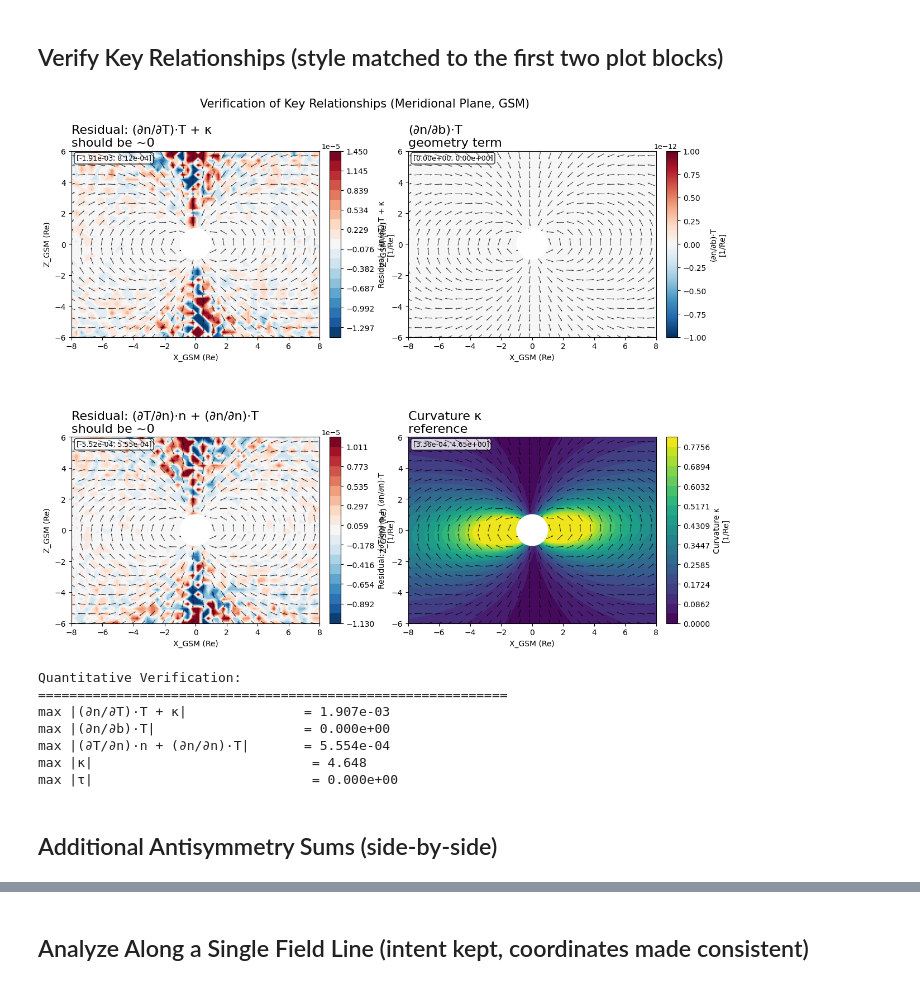
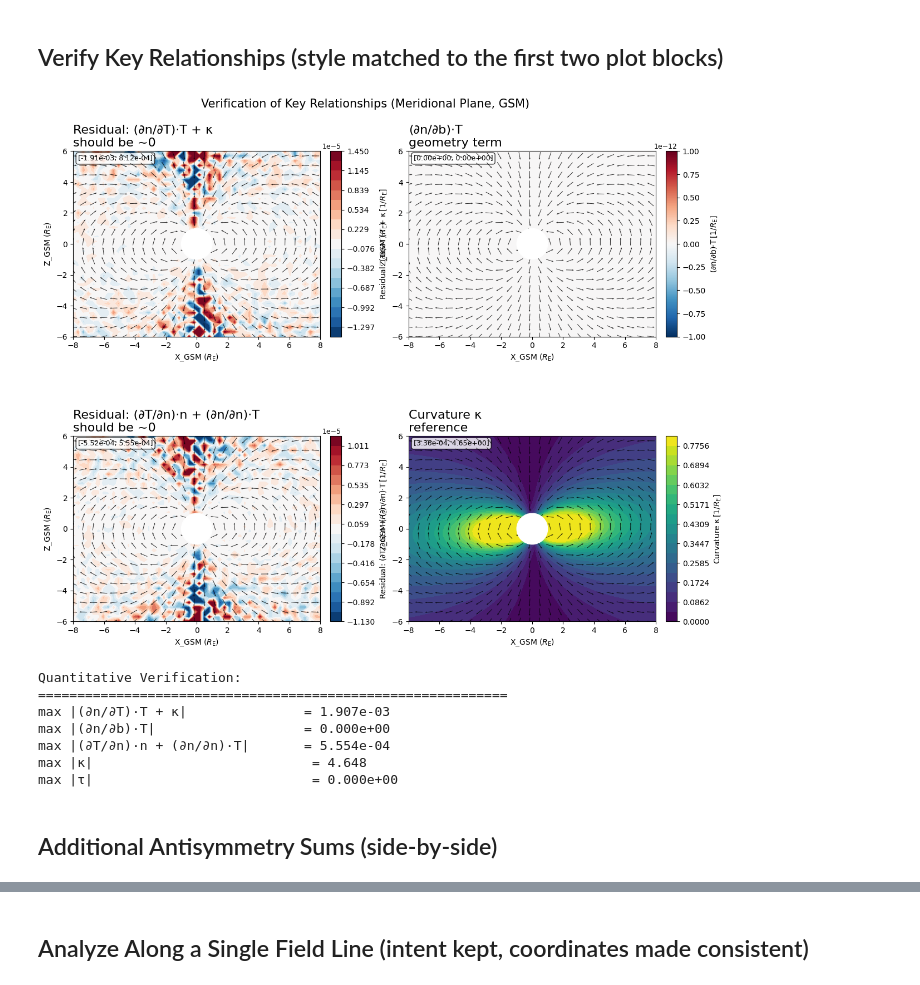
Before and after one commit to Butadiene/Mageometry, a Jupyter notebook: examples/notebooks/13_dipole_field_directional_derivatives.ipynb, the cells around one changed output, grey strips where cells are left out. Drawn from its saved outputs; the diff is of its cells as text; code cells hidden in the pictures.

```diff
--- a/examples/notebooks/13_dipole_field_directional_derivatives.ipynb
+++ b/examples/notebooks/13_dipole_field_directional_derivatives.ipynb
@@ -635,7 +655,6 @@ panels = [
 for ax, (formula, title, data, cmap, pname) in zip(axes, panels):
     im = plot_scalar_on_grid(ax, X_mer, Z_mer, data, cmap, pname)
 
-    # overlay micro segments + dots (same as your first plot)
     if segments_mer is not None:
         add_micro_arrows(ax, segments_mer, alpha=0.8)
     if dot_x_mer.size > 0:
@@ -643,36 +662,41 @@ for ax, (formula, title, data, cmap, pname) in zip(axes, panels):
                    alpha=dot_alpha, linewidths=0)
 
     ax.add_patch(plt.Circle((0, 0), 1, color='white', zorder=10))
-    ax.set_xlabel("X_GSM (Re)")
-    ax.set_ylabel("Z_GSM (Re)")
+
+    # --- CHANGED: Re -> R_E ---
+    ax.set_xlabel(rf"X_GSM ({AXIS_UNIT_STR})")
+    ax.set_ylabel(rf"Z_GSM ({AXIS_UNIT_STR})")
+
     set_panel_title(ax, formula, title)
     ax.set_aspect("equal")
 
     add_colorbar(fig, ax, im, formula)
 
     ax.text(
         0.02, 0.98, f"[{np.nanmin(data):.2e}, {np.nanmax(data):.2e}]",
         transform=ax.transAxes, fontsize=9, va='top',
         bbox=dict(boxstyle='round', facecolor='white', alpha=0.8)
     )
+
+
 
 fig.tight_layout(h_pad=TIGHT_HPAD, w_pad=TIGHT_WPAD, pad=0.3)
 fig.subplots_adjust(top=0.92)
 fig.suptitle("Verification of Key Relationships (Meridional Plane, GSM)", fontsize=15, y=0.985)
 plt.show()
 
 # ---- Quantitative verification ----
 print("Quantitative Verification:")
 print("=" * 60)
 print(f"max |(∂n/∂T)·T + κ|               = {np.nanmax(np.abs(diff1)):.3e}")
 print(f"max |(∂n/∂b)·T|                   = {np.nanmax(np.abs(map2)):.3e}")
 print(f"max |(∂T/∂n)·n + (∂n/∂n)·T|       = {np.nanmax(np.abs(antisym1)):.3e}")
 if curvature_mer_grid is not None:
     print(f"max |κ|                            = {np.nanmax(np.abs(curvature_mer_grid)):.3f}")
 if torsion_mer_grid is not None:
     print(f"max |τ|                            = {np.nanmax(np.abs(torsion_mer_grid)):.3e}")
 # %% [output]
-[figure, old version]
+[figure, new version]
 Quantitative Verification:
 ============================================================
 max |(∂n/∂T)·T + κ|               = 1.907e-03
@@ -681,7 +705,7 @@ max |(∂T/∂n)·n + (∂n/∂n)·T|       = 5.554e-04
 max |κ|                            = 4.648
 max |τ|                            = 0.000e+00
 # %% [markdown]
-## Additional Antisymmetry Sums (side-by-side)
+ ## Additional Antisymmetry Sums (side-by-side)
 # %%
 # ---- safety: overlays exist? (meridional) ----
 if "segments_mer" not in globals() or "dot_x_mer" not in globals() or "dot_z_mer" not in globals():
```
Also changed, not shown: parts of 3 cells of this notebook, 6 other files.
